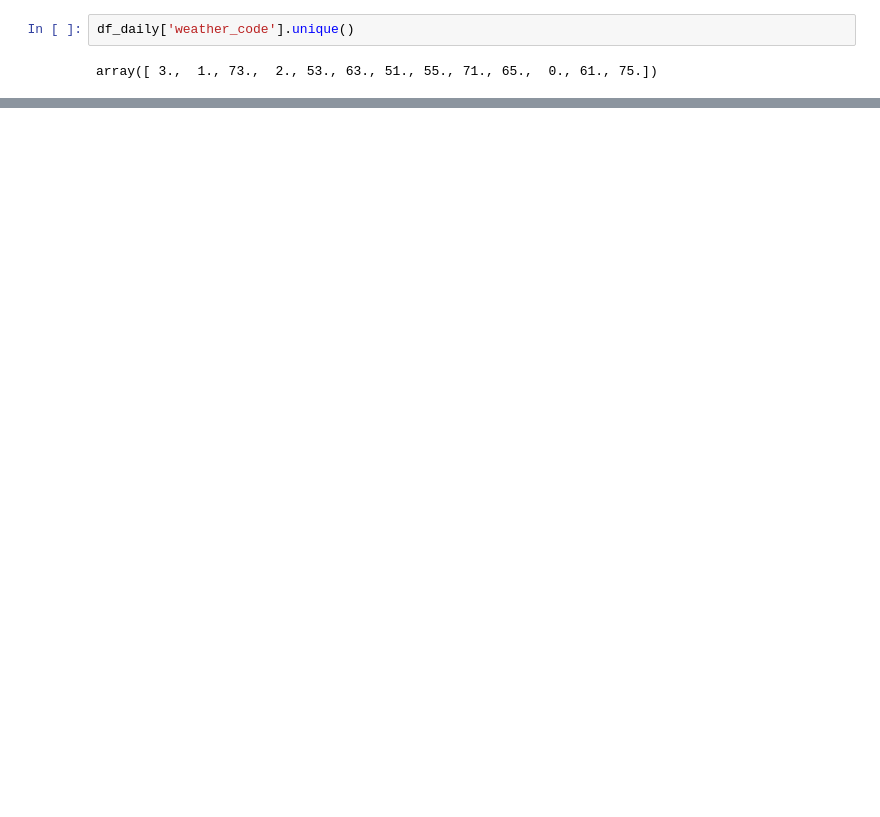
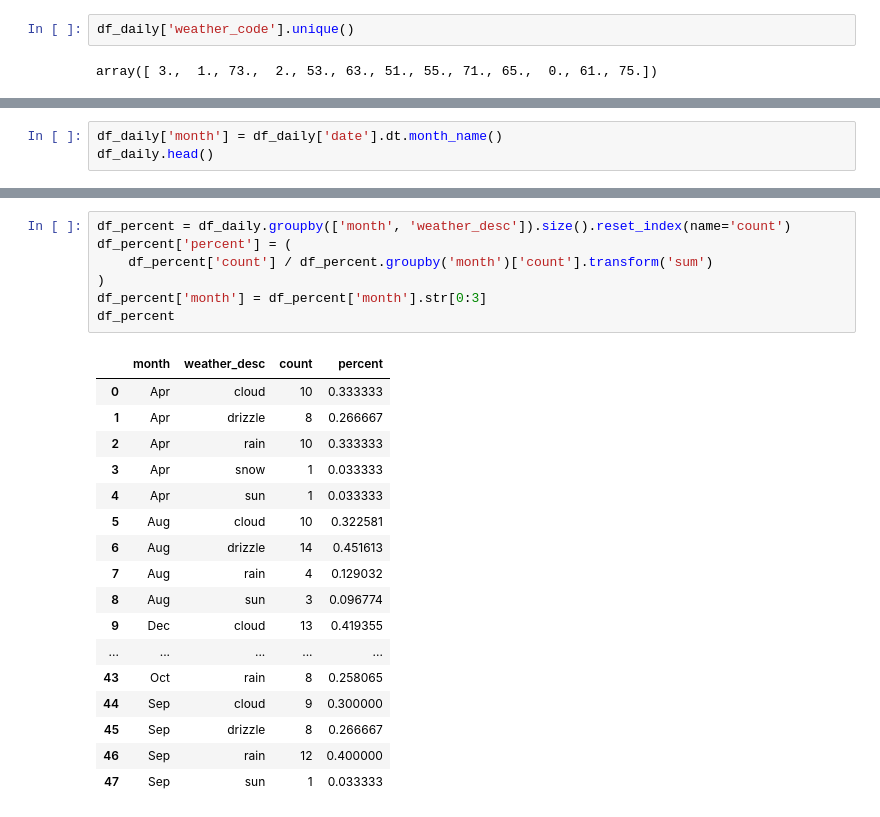
Before and after one commit to NhatNamPhan/Weather_Airflow_Pipeline, a Jupyter notebook: dashboard.ipynb, the cells around one changed output, grey strips where cells are left out. Cells and saved outputs as stored; diff of their text form; blank space fills up the shorter version.

```diff
--- a/dashboard.ipynb
+++ b/dashboard.ipynb
@@ -211,0 +142,3 @@ ValueError: Mime type rendering requires nbformat>=4.2.0 but it is not installed
+# %%
+df_daily['month'] = df_daily['date'].dt.month_name()
+df_daily.head()
@@ -211,0 +152,25 @@ ValueError: Mime type rendering requires nbformat>=4.2.0 but it is not installed
+# %%
+df_percent = df_daily.groupby(['month', 'weather_desc']).size().reset_index(name='count')
+df_percent['percent'] = (
+    df_percent['count'] / df_percent.groupby('month')['count'].transform('sum')
+)
+df_percent['month'] = df_percent['month'].str[0:3]
+df_percent
+# %% [output]
+|  | month | weather_desc | count | percent |
+| 0 | Apr | cloud | 10 | 0.333333 |
+| 1 | Apr | drizzle | 8 | 0.266667 |
+| 2 | Apr | rain | 10 | 0.333333 |
+| 3 | Apr | snow | 1 | 0.033333 |
+| 4 | Apr | sun | 1 | 0.033333 |
+| 5 | Aug | cloud | 10 | 0.322581 |
+| 6 | Aug | drizzle | 14 | 0.451613 |
+| 7 | Aug | rain | 4 | 0.129032 |
+| 8 | Aug | sun | 3 | 0.096774 |
+| 9 | Dec | cloud | 13 | 0.419355 |
+| ... | ... | ... | ... | ... |
+| 43 | Oct | rain | 8 | 0.258065 |
+| 44 | Sep | cloud | 9 | 0.300000 |
+| 45 | Sep | drizzle | 8 | 0.266667 |
+| 46 | Sep | rain | 12 | 0.400000 |
+| 47 | Sep | sun | 1 | 0.033333 |
```
Also changed, not shown: parts of 11 cells of this notebook.
